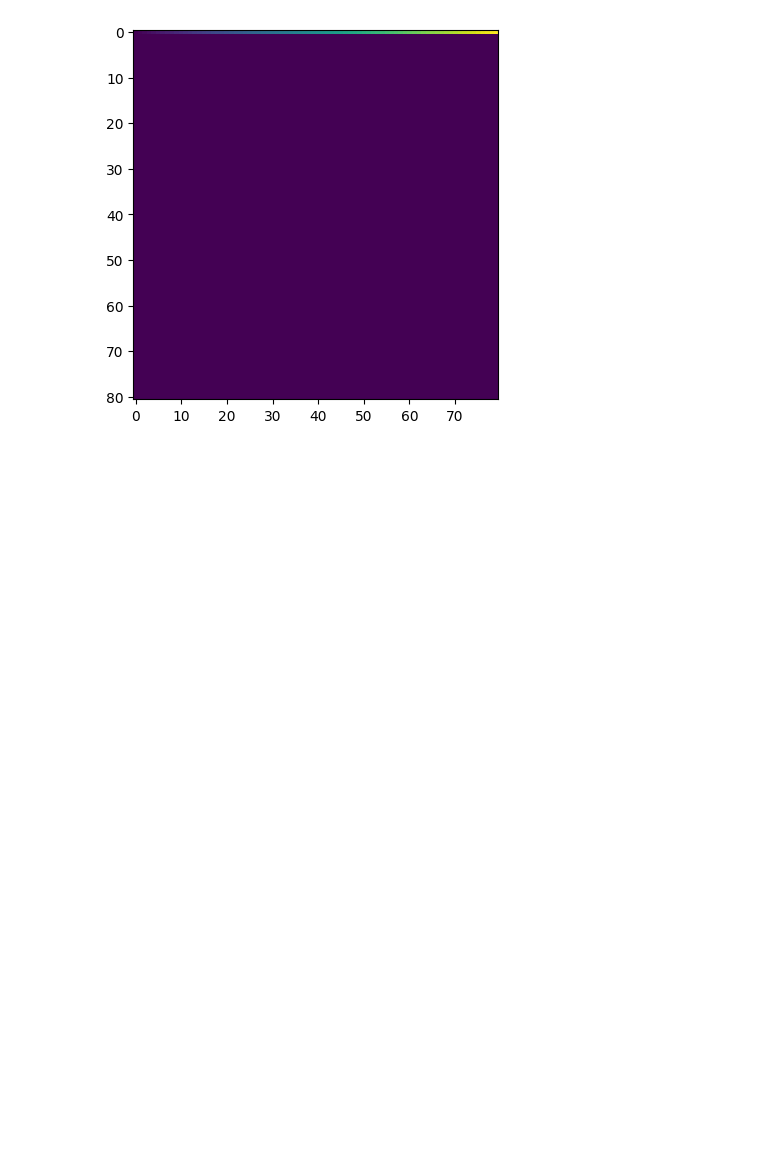
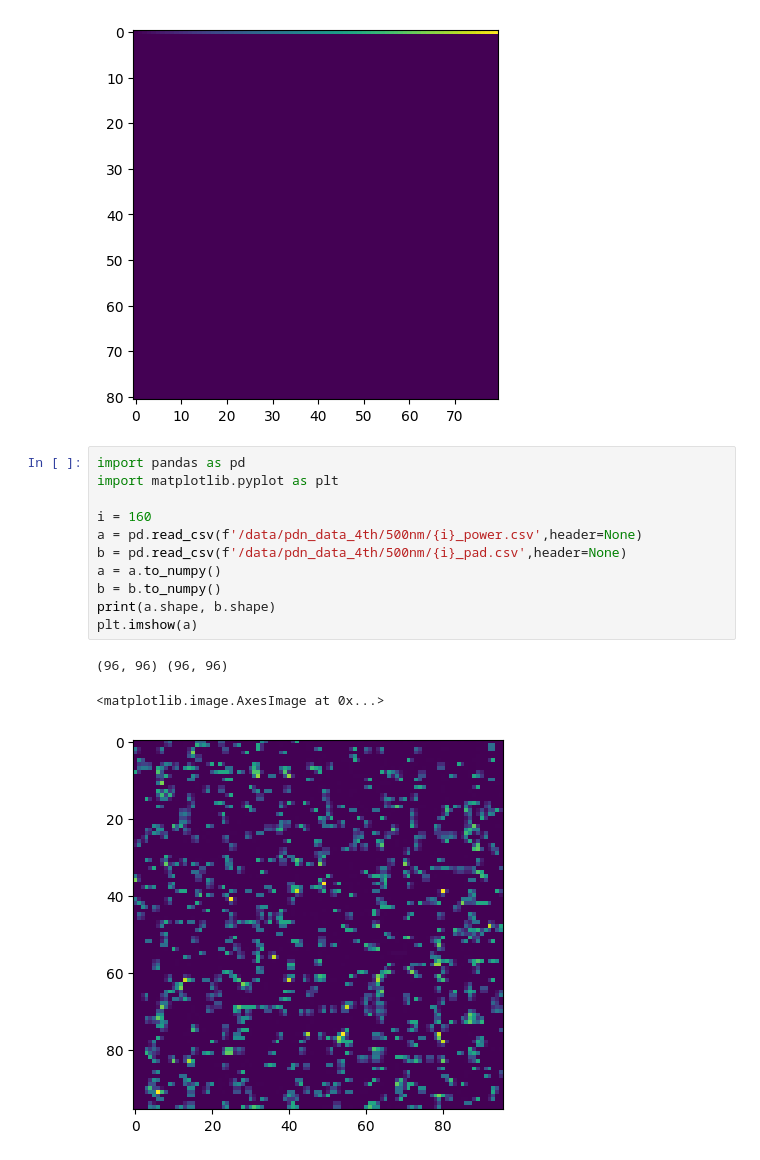
Before and after one commit to yeeca0101/IR_Drop_prior_study, a Jupyter notebook: preprocess_data/dev_data.ipynb, the cells around one changed output. Drawn from its saved outputs; the diff is of its cells as text; blank space fills up the shorter version.

Commit message:
4th data start with efficientformer

```diff
--- a/preprocess_data/dev_data.ipynb
+++ b/preprocess_data/dev_data.ipynb
@@ -79,3 +79,18 @@ plt.imshow(a)
 # %% [output]
 <matplotlib.image.AxesImage at 0x...>
 [figure]
+# %%
+import pandas as pd
+import matplotlib.pyplot as plt
+
+i = 160
+a = pd.read_csv(f'/data/pdn_data_4th/500nm/{i}_power.csv',header=None)
+b = pd.read_csv(f'/data/pdn_data_4th/500nm/{i}_pad.csv',header=None)
+a = a.to_numpy()
+b = b.to_numpy()
+print(a.shape, b.shape)
+plt.imshow(a)
+# %% [output]
+(96, 96) (96, 96)
+<matplotlib.image.AxesImage at 0x...>
+[figure, added]
```
Also changed, not shown: 22 other files.
